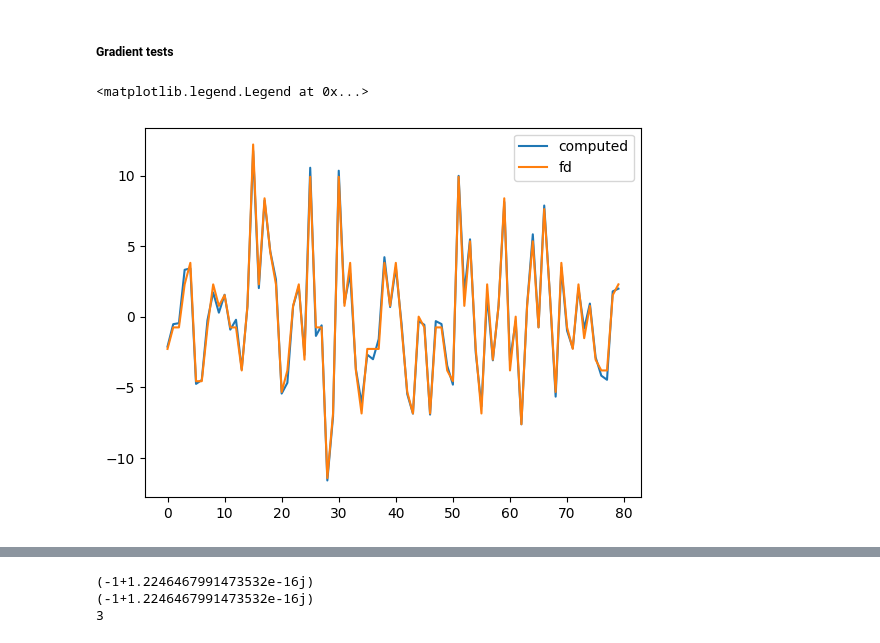
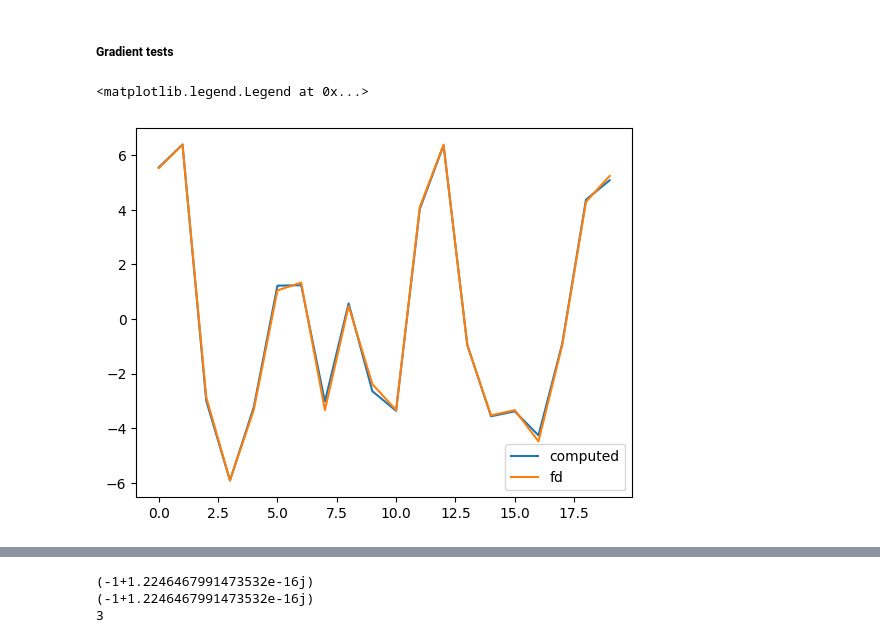
Before and after one commit to Ava99999/signal-thesis, a Jupyter notebook: complex autoencoder/main_autocomplex.ipynb, the cells around one changed output, grey strips where cells are left out. Drawn from its saved outputs; the diff is of its cells as text; code cells hidden in the pictures.

```diff
--- a/complex autoencoder/main_autocomplex.ipynb
+++ b/complex autoencoder/main_autocomplex.ipynb
@@ -252,7 +289,7 @@ fig.tight_layout()
 ### Training loop
 # %%
 ## parameters relevant to training
-EPOCHS = 50
+EPOCHS = 100
 dataset_size = dataset.shape[0]
 reshape_dataset = tf.reshape(dataset, (dataset_size,-1))
 sample_shape = reshape_dataset.shape[-1] # data dimension
@@ -441,8 +478,8 @@ _ = model_from_load(tf.zeros((1, latent_dim), dtype = tf.complex64))
 
 # load
 #model_from_load.load_weights("saved_decoder_test.weights.h5")
-model_from_load.load_weights("decoder_50epochs_X3train_k10_grad2.weights.h5")
-encoder_model_from_load.load_weights("encoder_50epochs_X3train_k10_grad2.weights.h5")
+model_from_load.load_weights("decoder_100epochs_X3train_k10_grad2.weights.h5")
+encoder_model_from_load.load_weights("encoder_100epochs_X3train_k10_grad2.weights.h5")
 # %%
 ## test if the loaded decoder works properly
 x_testing = tf.reshape(x_train_cx_small[0], [1,-1])
@@ -908,3 +971,19 @@ Hstar = Op(fun = lambda z : decoderfunc_1D(z[:k], decoder_op) + z[k:],
 
 # define weights
 w = 1
+# %%
+ns = 5
+fig, ax = plt.subplots(2,ns, figsize=(10,4))
+
+for i in range(ns):
+    z = np.random.randn(k) + 1j*np.random.randn(k)
+    x = G.eval(z)
+    ax[0,i].imshow(np.real(x).reshape((nx,nx)),clim=[0,1])
+    ax[0,i].set_xticks([])
+    ax[0,i].set_yticks([])
+    ax[1,i].imshow(np.imag(x).reshape((nx,nx)),clim=[0,1])
+    ax[1,i].set_xticks([])
+    ax[1,i].set_yticks([])
+fig.tight_layout()
+
+fig.subplots_adjust(hspace=0.1)
@@ -914,34 +995,34 @@ w = 1
 ##### Gradient tests
 # %%
 # test J(z) = 0.5 ||G(z)||_2^2
-k=40
+k=10
 
 def test(z):
   k = len(z)//2
   zc  = z[:k] + 1j*z[k:]
   x   = decoderfunc_1D(zc, decoder)
 
   val = 0.5*np.linalg.norm(x)**2
   #gradc = jac_decoder_1D(zc, decoder,type="normal").T@np.conj(x) - jac_decoder_1D(zc, decoder,type="conj").T@x
 
   gradc = jac_decoder_1D(zc, decoder,type="conj").T@np.conj(x) + np.conj(jac_decoder_1D(zc, decoder,type="normal")).T@x
 
   return val, np.concatenate((np.real(gradc), np.imag(gradc)))
 
 z = np.random.randn(2*k)
 h = 1e-5
 
 val, grad = test(z)
 grad_fd = np.zeros(2*k)
 for i in range(2*k):
     e = np.zeros(2*k)
     e[i] = 1
 
     grad_fd[i] = (test(z+h*e)[0] - test(z-h*e)[0])/(2*h)
 
 plt.plot(grad, label='computed')
 plt.plot(grad_fd, label='fd')
 plt.legend()
 # %% [output]
 <matplotlib.legend.Legend at 0x...>
-[figure, old version]
+[figure, new version]
```
Also changed, not shown: parts of 28 cells of this notebook, 16 other files.
